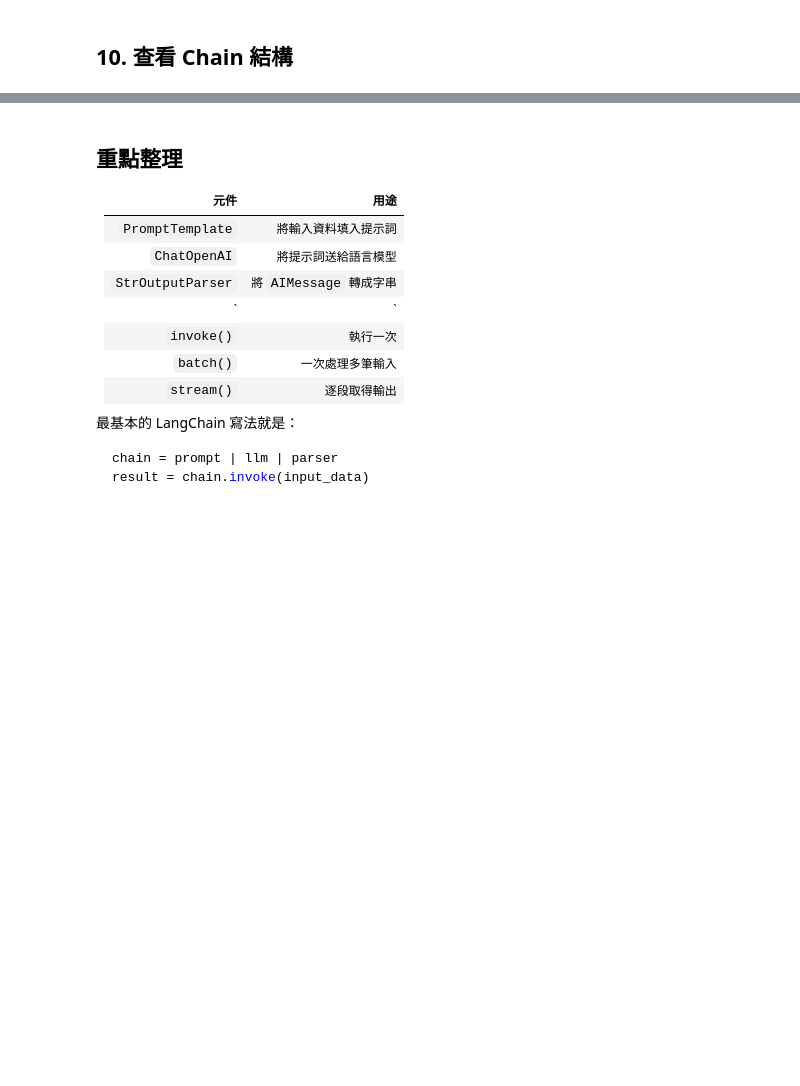
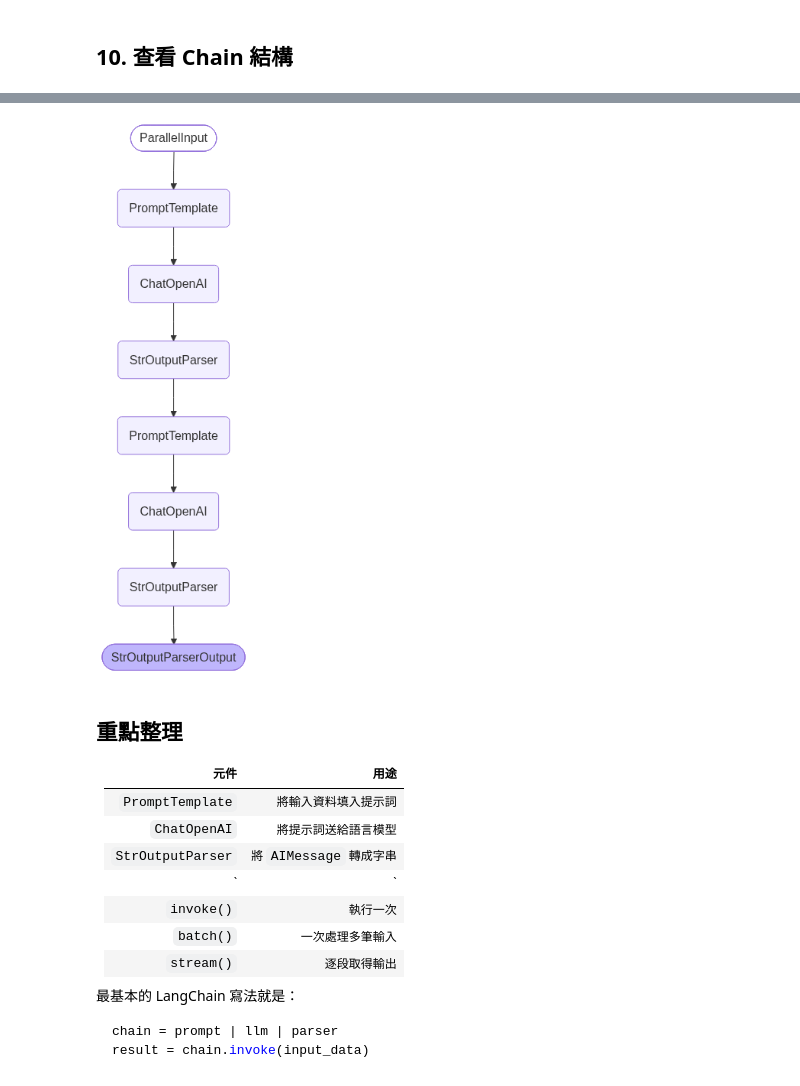
Before and after one commit to shichoc/LangGraph, a Jupyter notebook: basiclangchain.ipynb, the cells around one changed output, grey strips where cells are left out. Cells and saved outputs as stored; diff of their text form; code cells hidden in the pictures; blank space fills up the shorter version.

Commit message:
Update LangChain and LangGraph examples

```diff
--- a/basiclangchain.ipynb
+++ b/basiclangchain.ipynb
@@ -147,3 +239,13 @@ multi_step_chain.get_graph().print_ascii()
+# %%
+from IPython.display import Image, display
+
+display(
+    Image(
+        multi_step_chain.get_graph().draw_mermaid_png()
+    )
+)
+# %% [output]
+[figure, added]
 # %% [markdown]
 ## 重點整理
 
```
Also changed, not shown: parts of 8 cells of this notebook, 3 other files.
